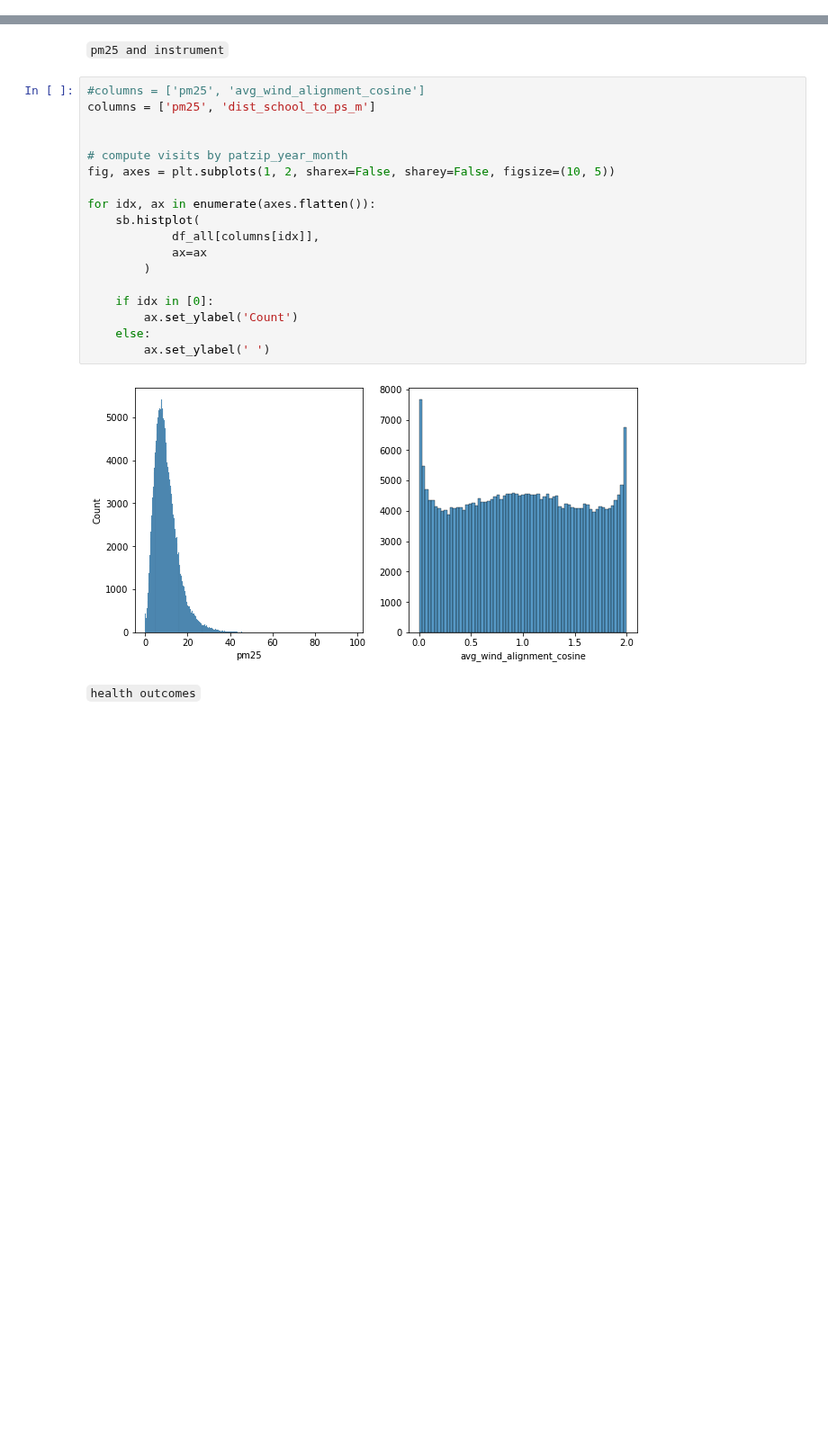
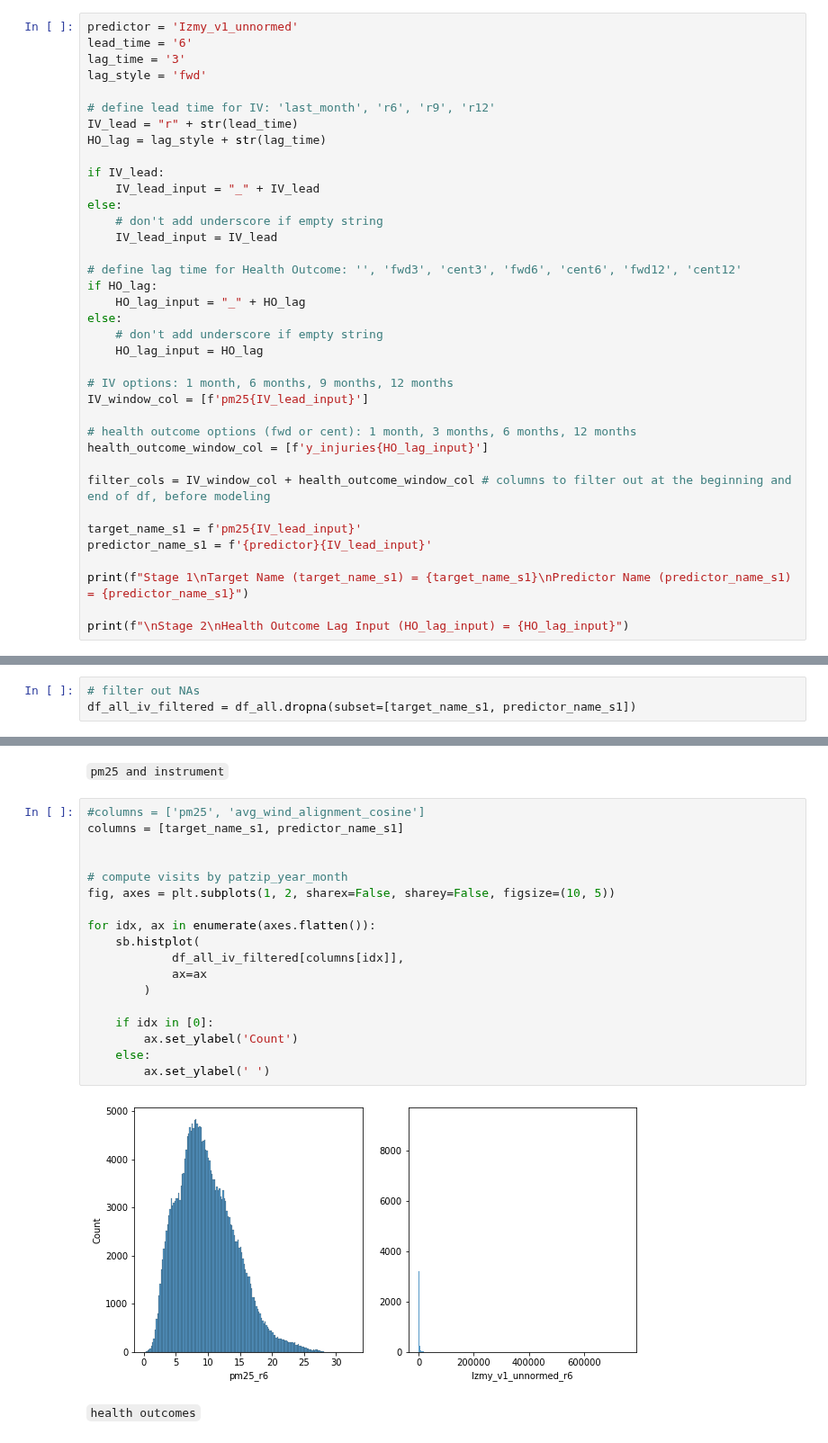
Before and after one commit to mattslyons/JLPS_capstone_project, a Jupyter notebook: modeling/2sls_new_instrument.ipynb, the cells around one changed output, grey strips where cells are left out. Shown at 90% size. Saved outputs shown, nothing was run; the diff lists cells and outputs as text; blank space fills up the shorter version.

```diff
--- a/modeling/2sls_new_instrument.ipynb
+++ b/modeling/2sls_new_instrument.ipynb
@@ -619,0 +639,37 @@ starting_cols = list(df_2.columns)
+# %%
+predictor = 'Izmy_v1_unnormed'
+lead_time = '6'
+lag_time = '3'
+lag_style = 'fwd'
+
+# define lead time for IV: 'last_month', 'r6', 'r9', 'r12'
+IV_lead = "r" + str(lead_time)
+HO_lag = lag_style + str(lag_time)
+
+if IV_lead:
+    IV_lead_input = "_" + IV_lead
+else:
+    # don't add underscore if empty string
+    IV_lead_input = IV_lead
+
+# define lag time for Health Outcome: '', 'fwd3', 'cent3', 'fwd6', 'cent6', 'fwd12', 'cent12'
+if HO_lag:
+    HO_lag_input = "_" + HO_lag
+else:
+    # don't add underscore if empty string
+    HO_lag_input = HO_lag
+
+# IV options: 1 month, 6 months, 9 months, 12 months
+IV_window_col = [f'pm25{IV_lead_input}']
+
+# health outcome options (fwd or cent): 1 month, 3 months, 6 months, 12 months
+health_outcome_window_col = [f'y_injuries{HO_lag_input}']
+
+filter_cols = IV_window_col + health_outcome_window_col # columns to filter out at the beginning and end of df, before modeling
+
+target_name_s1 = f'pm25{IV_lead_input}'
+predictor_name_s1 = f'{predictor}{IV_lead_input}'
+
+print(f"Stage 1\nTarget Name (target_name_s1) = {target_name_s1}\nPredictor Name (predictor_name_s1) = {predictor_name_s1}")
+
+print(f"\nStage 2\nHealth Outcome Lag Input (HO_lag_input) = {HO_lag_input}")
@@ -619,0 +709,3 @@ starting_cols = list(df_2.columns)
+# %%
+# filter out NAs
+df_all_iv_filtered = df_all.dropna(subset=[target_name_s1, predictor_name_s1])
@@ -624,24 +723,24 @@ starting_cols = list(df_2.columns)
 ``pm25 and instrument``
 # %%
 #columns = ['pm25', 'avg_wind_alignment_cosine']
-columns = ['pm25', 'dist_school_to_ps_m']
+columns = [target_name_s1, predictor_name_s1]
 
 
 # compute visits by patzip_year_month
 fig, axes = plt.subplots(1, 2, sharex=False, sharey=False, figsize=(10, 5))
 
 for idx, ax in enumerate(axes.flatten()):
     sb.histplot(
-            df_all[columns[idx]],
+            df_all_iv_filtered[columns[idx]],
             ax=ax
         )
 
     if idx in [0]:
         ax.set_ylabel('Count')
     else:
         ax.set_ylabel(' ')
 # %% [output]
-[figure, old version]
+[figure, new version]
 # %% [markdown]
 ``health outcomes``
 # %%
```
Also changed, not shown: parts of 32 cells of this notebook.
